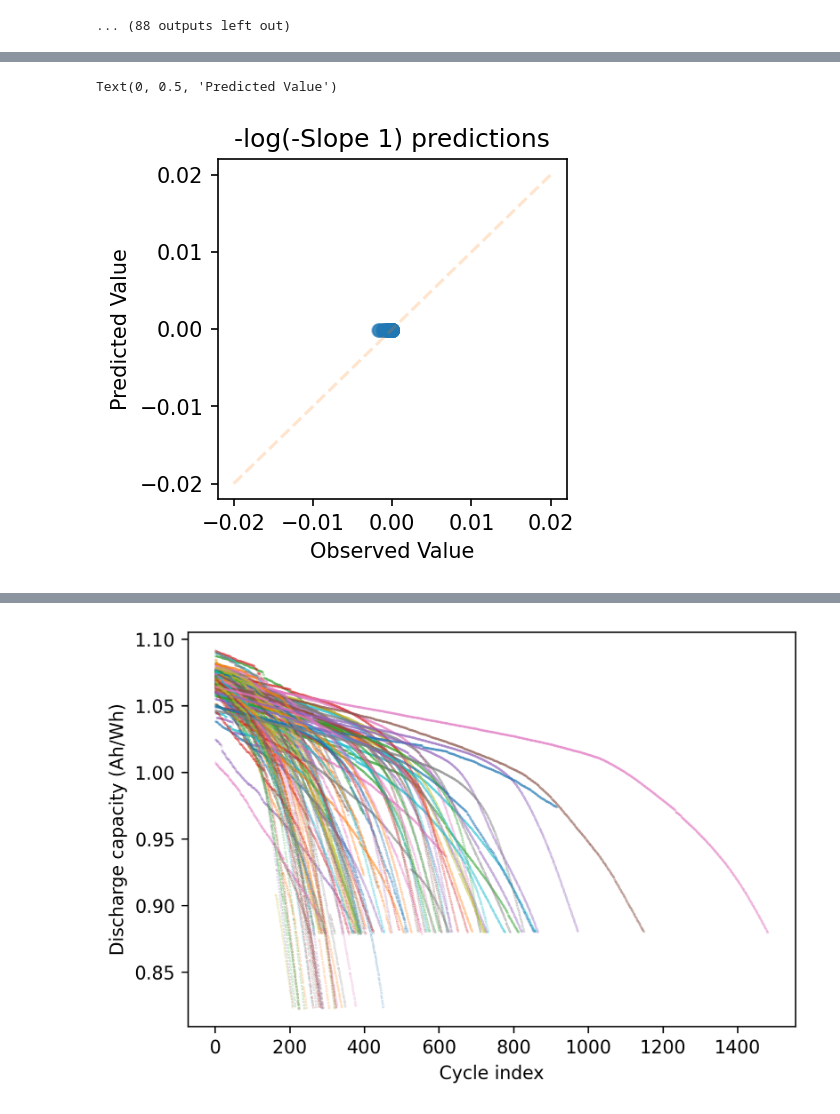
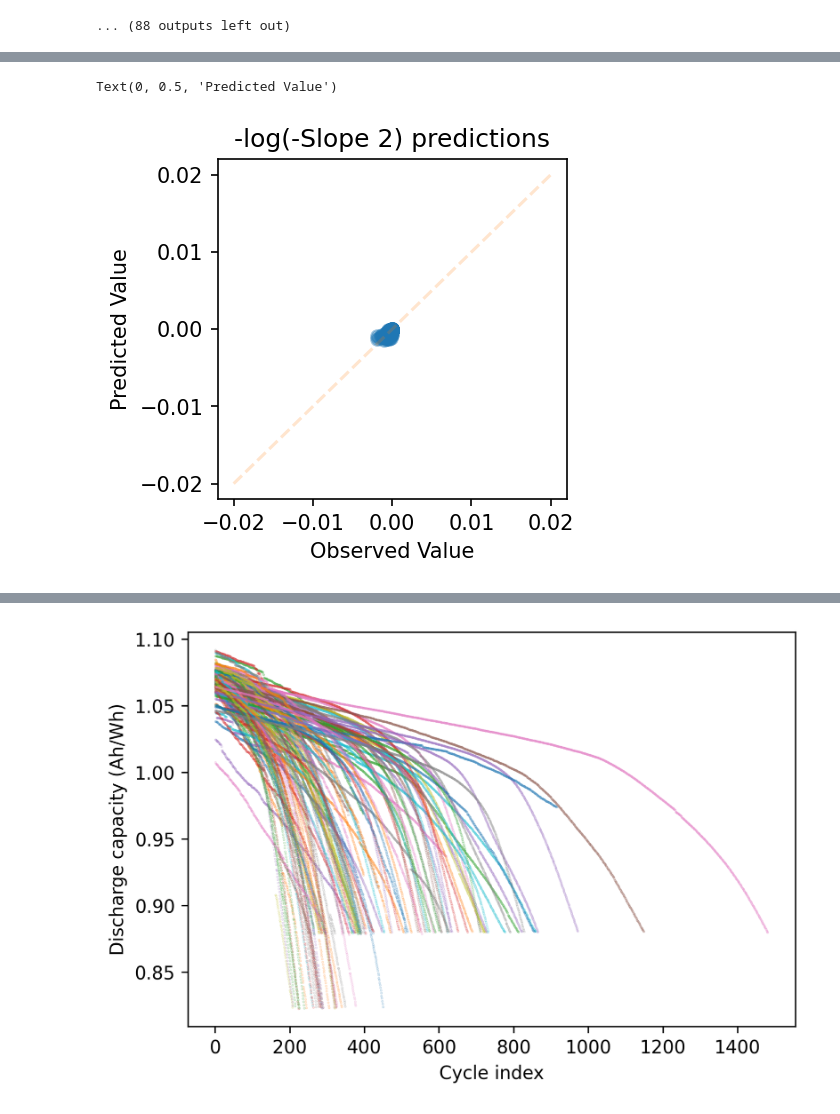
Before and after one commit to TRI-AMDD/bye-cycle, a Jupyter notebook: examples/LFP.ipynb, the cells around one changed output, grey strips where cells are left out. Saved outputs shown, nothing was run; the diff lists cells and outputs as text; code cells hidden in the pictures.

```diff
--- a/examples/LFP.ipynb
+++ b/examples/LFP.ipynb
@@ -109,7 +109,7 @@ def decrease_monotonically(cycle_dataframe, column='discharge_capacity', renumbe
 # %%
 # read CACHED data
 # excluding all diagnostic cycles and those with increase in discharge cap, renumber based on EFC
-cycle_window_size = 100
+cycle_window_size = 50
 skip_window_after_diagnostic = 50
 structured_data_list = []
 summary_data_list = []
@@ -373,7 +519,7 @@ config = Config(batch_size=16,
                 embedding_dim=32,
                 reg_strength=0,
                 lr=1e-3,
-                drop_rate=0.3
+                drop_rate=0.1
                )
 
 def build_model(L, T, cycle_window_size=10, reg_strength=0):
@@ -385,7 +531,7 @@ def build_model(L, T, cycle_window_size=10, reg_strength=0):
 #     max_pooling =
 #     blstm_layer = tf.keras.layers.Bidirectional(tf.keras.layers.LSTM(16))
 #     x = tf.keras.layers.Embedding(100,16)(inputs)
-    x = tf.keras.layers.TimeDistributed(tf.keras.layers.Conv1D(32, 100), input_shape=(cycle_window_size, 100, 2))(inputs)
+    x = tf.keras.layers.TimeDistributed(tf.keras.layers.Conv1D(32, 100), input_shape=(cycle_window_size,100, 2))(inputs)
     print(f'output 1 conv: {x.shape}')
 #     x = tf.keras.layers.TimeDistributed(tf.keras.layers.MaxPool1D(pool_size=2))(x)
 #     print(f'output max_pooling 1: {x.shape}')
@@ -415,21 +561,22 @@ def build_model(L, T, cycle_window_size=10, reg_strength=0):
 #     x = tf.keras.layers.TimeDistributed(conv_1d_layer, input_shape=(100,))(x)
     print(x.shape)
     x = tf.keras.layers.Bidirectional(tf.keras.layers.LSTM(32, return_sequences=True))(x)
-    x = tf.keras.layers.Bidirectional(tf.keras.layers.LSTM(32, return_sequences=False))(x)
+    x = tf.keras.layers.Bidirectional(tf.keras.layers.LSTM(16, return_sequences=False))(x)
     print(f'output bilstm dist: {x.shape}')
 #     x = tf.keras.layers.Concatenate()([x, input_dt])
-    x = tf.keras.layers.LayerNormalization()(x)
-    x = tf.keras.layers.Dropout(config.drop_rate)(x)
+#     x = tf.keras.layers.LayerNormalization()(x)
+#     x = tf.keras.layers.Dropout(config.drop_rate)(x)
     x = tf.keras.layers.Dense(32, kernel_regularizer=tf.keras.regularizers.L2(l2=reg_strength), activation='tanh')(x)
-    x = tf.keras.layers.LayerNormalization()(x)
-    x = tf.keras.layers.Dropout(config.drop_rate)(x)
-    x = tf.keras.layers.Dense(16, kernel_regularizer=tf.keras.regularizers.L2(l2=reg_strength), activation='tanh')(x)
+#     x = tf.keras.layers.LayerNormalization()(x)
+#     x = tf.keras.layers.Dropout(config.drop_rate)(x)
+#     x = tf.keras.layers.Dense(16, kernel_regularizer=tf.keras.regularizers.L2(l2=reg_strength), activation='relu')(x)
 #     e = tf.keras.layers.Embedding(input_dim=config.vocab_size,
 #                                     output_dim=config.embedding_dim,
 #                                     mask_zero=True)(inputs)
-    x = tf.keras.layers.LayerNormalization()(x)
-    x = tf.keras.layers.Dropout(config.drop_rate)(x)
-    yhat = tf.keras.layers.Dense(2, kernel_regularizer=tf.keras.regularizers.L2(l2=reg_strength))(x)
+#     x = tf.keras.layers.LayerNormalization()(x)
+#     x = tf.keras.layers.Dropout(config.drop_rate)(x)
+    yhat = tf.keras.layers.Dense(2, kernel_regularizer=tf.keras.regularizers.L2(l2=reg_strength)
+                                )(x) # activation=tf.keras.layers.LeakyReLU(alpha=0.01)
 #     model = tf.keras.Model(inputs=[inputs, input_dt], outputs=yhat)
     model = tf.keras.Model(inputs=inputs, outputs=yhat)
     return model
@@ -443,9 +590,8 @@ def root_mean_squared_error(y_true, y_pred):
 
 model = build_model(L, T, cycle_window_size=cycle_window_size, reg_strength=0)
 opt = tf.optimizers.Adam(1e-3)
-model.compile(
-  opt,
-  loss='mean_absolute_error')
-#   loss=root_mean_squared_error)
+model.compile(opt, loss='mae')  #root_mean_squared_error
+#   loss='mean_absolute_error')
+
 model.summary()
 # %% [output]
@@ -482,11 +628,11 @@ _________________________________________________________________
 #     epochs=150, batch_size=16)
 
 result = model.fit(
-    input_X_train_time_series, slopes_train, # standardize
-    validation_data=(input_X_val_time_series, slopes_val),
+    scaled_X_train_time_series, scaled_slopes_train, # standardize
+    validation_data=(scaled_X_val_time_series, scaled_slopes_val),
     callbacks=[tf.keras.callbacks.ReduceLROnPlateau(
             monitor="val_loss", factor=0.9, patience=5, min_lr=1e-5
-        ), tf.keras.callbacks.EarlyStopping(monitor='val_loss', mode='min', restore_best_weights=True, patience=10)],
+        ), tf.keras.callbacks.EarlyStopping(monitor='val_loss', mode='min', restore_best_weights=True, patience=5)],
 # #         tf.keras.callbacks.LambdaCallback(
 # #         on_epoch_begin=lambda epochs,logs: print('lr =',lr_decayed_fn(opt.iterations).numpy())
 # #         ),
@@ -517,3 +674,4 @@ test_result = model.evaluate(X_test_time_series[...,1:], slopes_test)
 # %%
-Y_hat_test = model.predict(X_test_time_series[...,1:])
+Y_hat_test = model.predict(scaled_X_test_time_series)
+Y_hat_test = l_scaler.inverse_transform(Y_hat_test)
 # %% [output]
@@ -534,15 +714,15 @@ Text(0, 0.5, 'Predicted Value')
 # %%
 from sklearn.metrics import r2_score
 plt.figure(figsize=(3, 3), dpi=150, facecolor='white')
 plt.scatter(slopes_test[:,1], Y_hat_test[:,1], alpha=0.4)
 # plt.scatter(-slopes_test[:,0], -Y_hat_test[:,0], alpha=0.4)
 # plt.plot([2,8], [2,8], color='C1', alpha=0.2, linestyle='--')
 plt.plot([-0.02,0.02], [-0.02,0.02], color='C1', alpha=0.2, linestyle='--')
-plt.title(f'-log(-Slope 1) predictions')
+plt.title(f'-log(-Slope 2) predictions')
 plt.xlabel('Observed Value')
 plt.ylabel('Predicted Value')
 # %% [output]
 Text(0, 0.5, 'Predicted Value')
-[figure, old version]
+[figure, new version]
 # %%
 # testing on data
```
Also changed, not shown: parts of 25 cells of this notebook.
